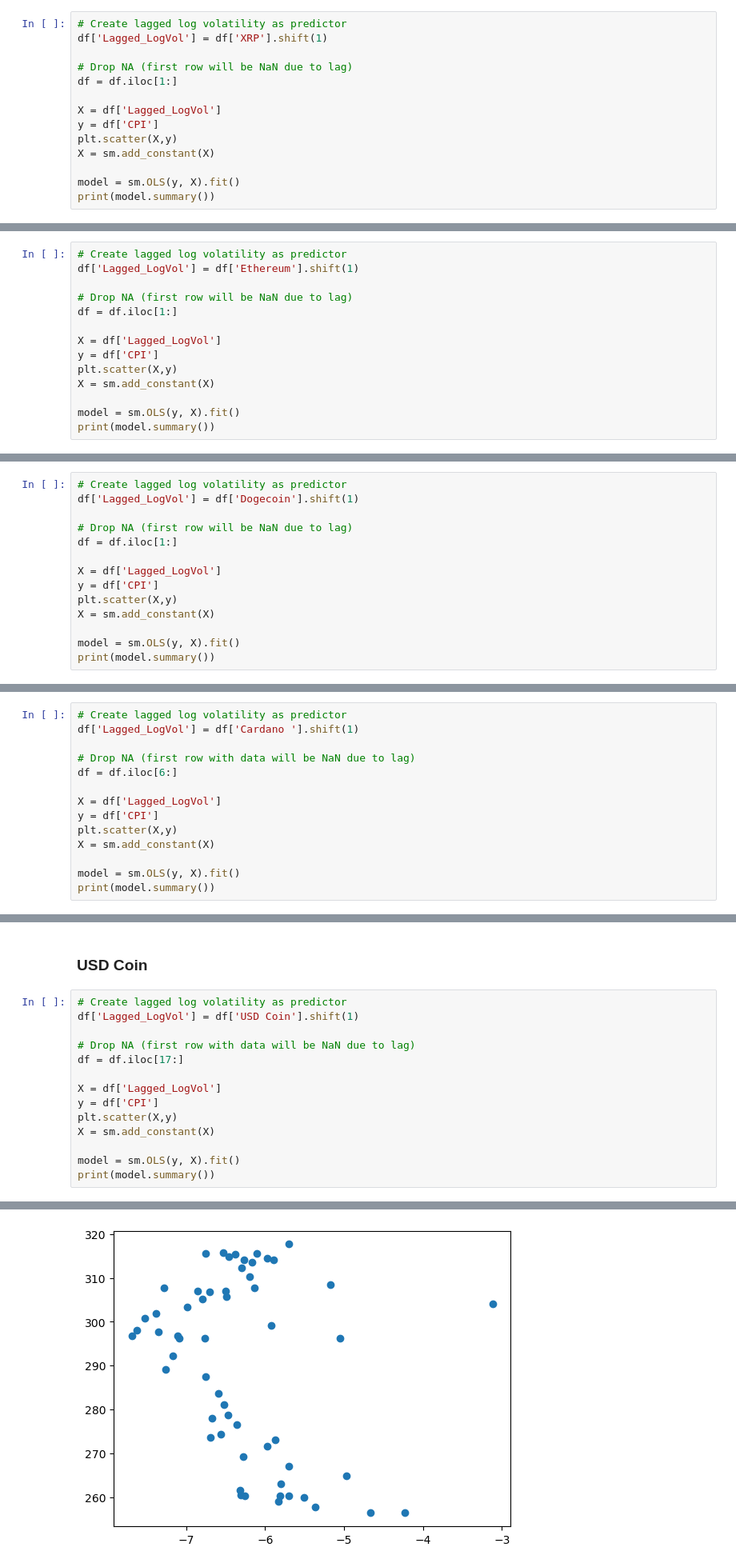
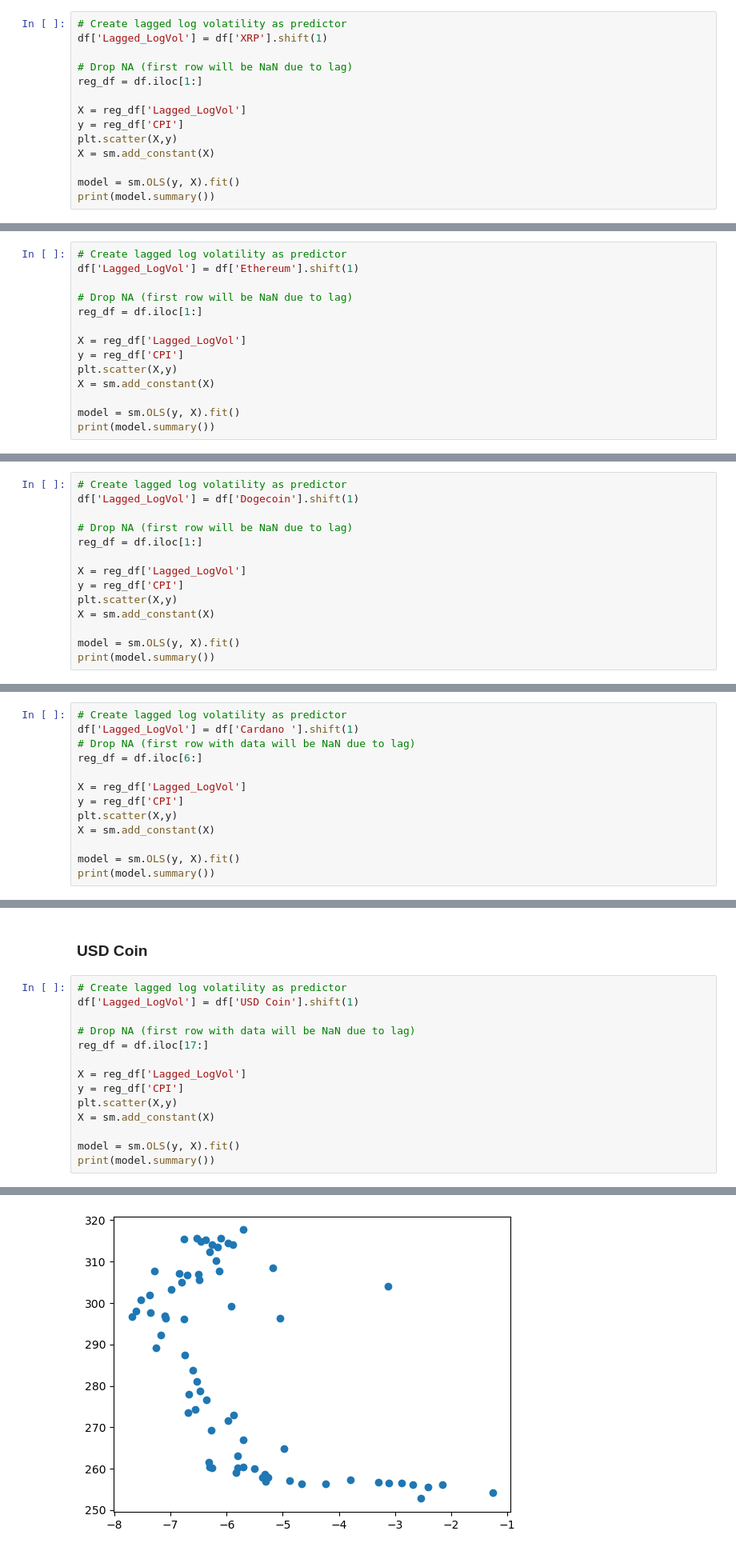
Before and after one commit to tianyishen701/CryptoMacroecon-Prediction-CSUREMM, a Jupyter notebook: CSUREMM_Project_Code_6:10.ipynb, the cells around one changed output, grey strips where cells are left out. Shown at 80% size. Saved outputs shown, nothing was run; the diff lists cells and outputs as text.

```diff
--- a/CSUREMM_Project_Code_6:10.ipynb
+++ b/CSUREMM_Project_Code_6:10.ipynb
@@ -209,10 +209,10 @@ Notes:
 df['Lagged_LogVol'] = df['XRP'].shift(1)
 
 # Drop NA (first row will be NaN due to lag)
-df = df.iloc[1:]
+reg_df = df.iloc[1:]
 
-X = df['Lagged_LogVol']
-y = df['CPI']
+X = reg_df['Lagged_LogVol']
+y = reg_df['CPI']
 plt.scatter(X,y)
 X = sm.add_constant(X)
 
@@ -244,10 +244,10 @@ Notes:
 df['Lagged_LogVol'] = df['Ethereum'].shift(1)
 
 # Drop NA (first row will be NaN due to lag)
-df = df.iloc[1:]
+reg_df = df.iloc[1:]
 
-X = df['Lagged_LogVol']
-y = df['CPI']
+X = reg_df['Lagged_LogVol']
+y = reg_df['CPI']
 plt.scatter(X,y)
 X = sm.add_constant(X)
 
@@ -279,10 +279,10 @@ Notes:
 df['Lagged_LogVol'] = df['Dogecoin'].shift(1)
 
 # Drop NA (first row will be NaN due to lag)
-df = df.iloc[1:]
+reg_df = df.iloc[1:]
 
-X = df['Lagged_LogVol']
-y = df['CPI']
+X = reg_df['Lagged_LogVol']
+y = reg_df['CPI']
 plt.scatter(X,y)
 X = sm.add_constant(X)
 
@@ -312,12 +312,11 @@ Notes:
 # %%
 # Create lagged log volatility as predictor
 df['Lagged_LogVol'] = df['Cardano '].shift(1)
+# Drop NA (first row with data will be NaN due to lag)
+reg_df = df.iloc[6:]
 
-# Drop NA (first row with data will be NaN due to lag)
-df = df.iloc[6:]
-
-X = df['Lagged_LogVol']
-y = df['CPI']
+X = reg_df['Lagged_LogVol']
+y = reg_df['CPI']
 plt.scatter(X,y)
 X = sm.add_constant(X)
 
@@ -349,10 +348,10 @@ Notes:
 df['Lagged_LogVol'] = df['USD Coin'].shift(1)
 
 # Drop NA (first row with data will be NaN due to lag)
-df = df.iloc[17:]
+reg_df = df.iloc[17:]
 
-X = df['Lagged_LogVol']
-y = df['CPI']
+X = reg_df['Lagged_LogVol']
+y = reg_df['CPI']
 plt.scatter(X,y)
 X = sm.add_constant(X)
 
@@ -371,12 +370,12 @@ Df Residuals:                      56   BIC:                             516.6
 Df Model:                           1
 Covariance Type:            nonrobust
 =================================================================================
 ... (9 lines left out)
 ==============================================================================
 
 Notes:
 [1] Standard Errors assume that the covariance matrix of the errors is correctly specified.
-[figure, old version]
+[figure, new version]
 # %% [markdown]
 ## IM
 #### Tether (0.4), USD coin (0.28)
```
Also changed, not shown: parts of 16 cells of this notebook.
